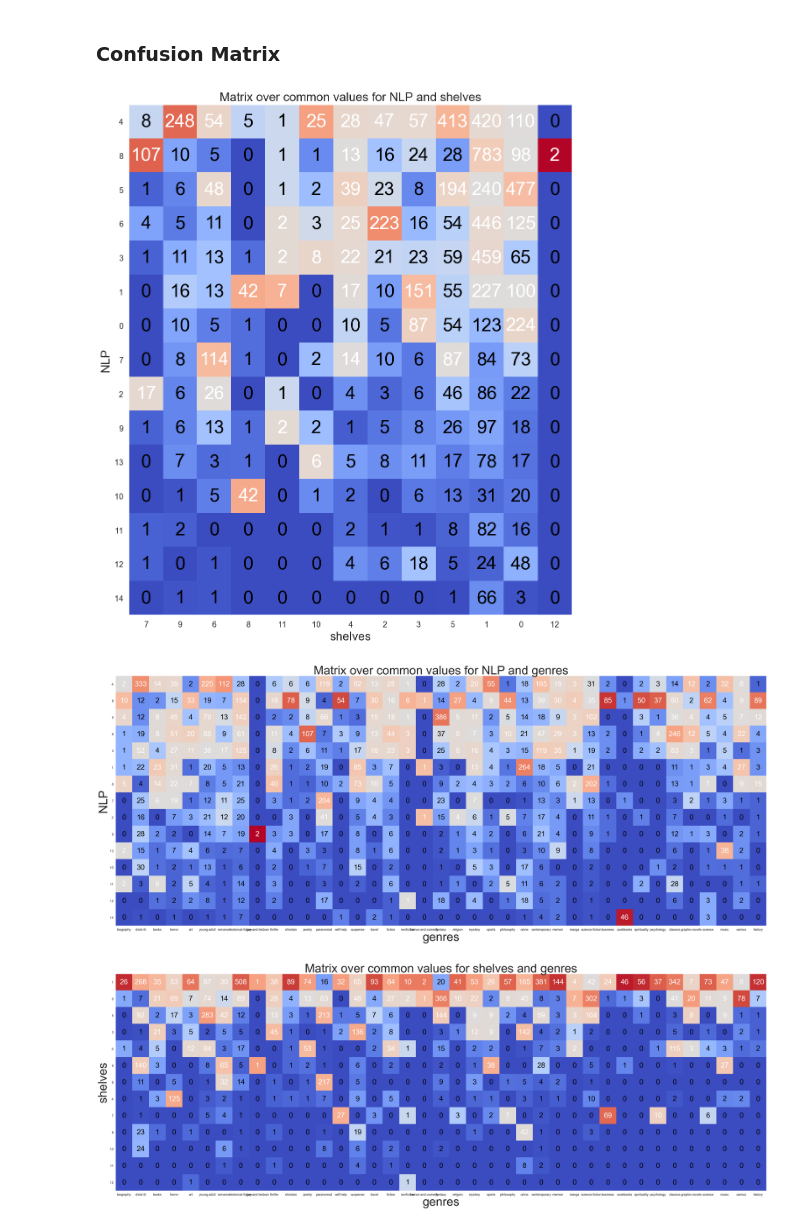
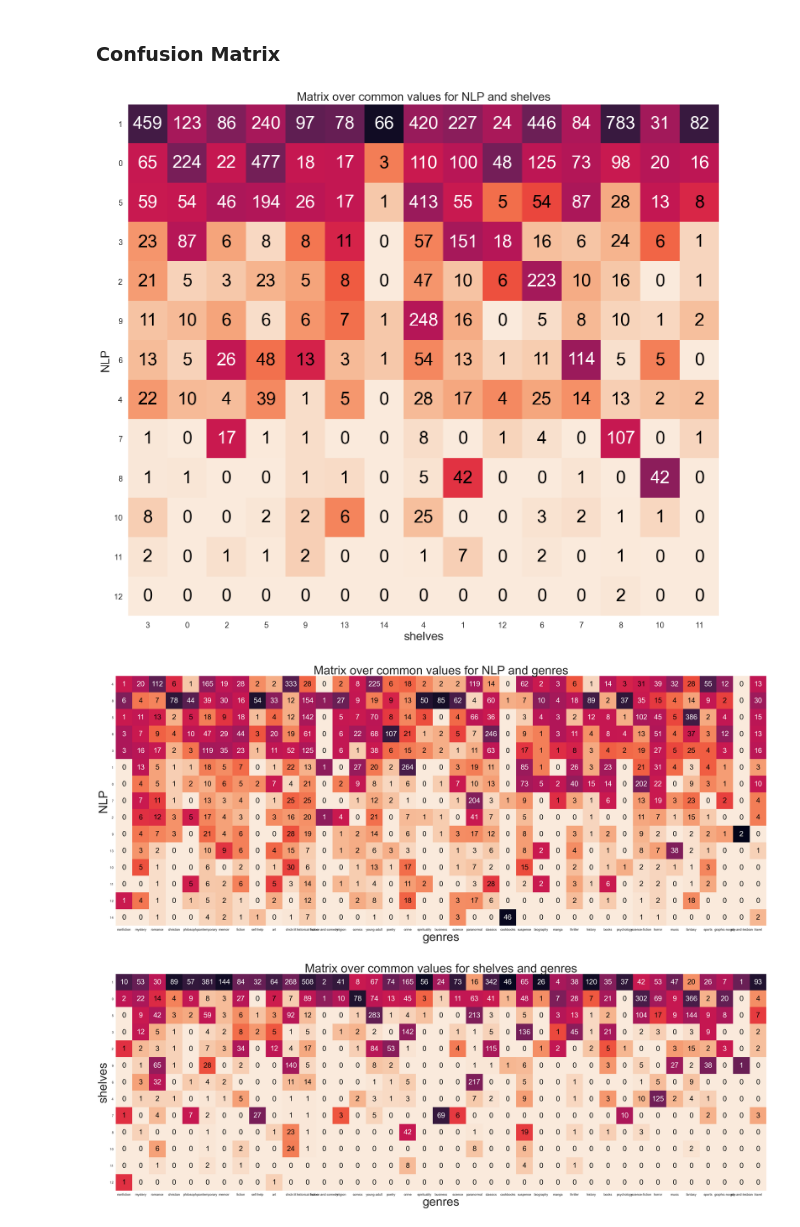
Before and after one commit to davidAlvaBro/comsocsci_final_proj, a Jupyter notebook: main.ipynb, the cells around one changed output. Drawn from its saved outputs; the diff is of its cells as text; code cells hidden in the pictures.

Commit message:
color map changed for confusion matrix

```diff
--- a/main.ipynb
+++ b/main.ipynb
@@ -297,7 +297,7 @@ def plot_matching_matrix(matching_matrix, title='Matching Matrix', xlabel=None,
 
     sns.set(font_scale=1.2, rc={"axes.grid": False})
 
-    cmap = sns.color_palette('coolwarm', as_cmap=True)
+    cmap = sns.color_palette("rocket_r", as_cmap=True)
 
     image_data = np.zeros((len(matching_matrix), n_columns, 4))
 
@@ -345,14 +345,14 @@ for r_num,lizt in enumerate(graph_shelf):
     for book in lizt:
         graph_shelf_re[book] = str(r_num)
 # %%
-plot_matching_matrix(create_matching_matrix(graph_NLp_re,graph_shelf_re), title = "Matrix over common values for NLP and shelves", xlabel = "shelves", ylabel = "NLP",size_title = 20)
+plot_matching_matrix(create_matching_matrix(graph_shelf_re,graph_NLp_re), title = "Matrix over common values for NLP and shelves", xlabel = "shelves", ylabel = "NLP",size_title = 20)
 # %% [output]
-[figure, old version]
+[figure, new version]
 # %%
 plot_matching_matrix(create_matching_matrix(graph_NLp_re,book_genre_dict), title = "Matrix over common values for NLP and genres", xlabel = "genres", ylabel = "NLP",size_title = 50)
 # %% [output]
-[figure, old version]
+[figure, new version]
 # %%
 plot_matching_matrix(create_matching_matrix(graph_shelf_re,book_genre_dict), title = "Matrix over common values for shelves and genres", xlabel = "genres", ylabel = "shelves",size_title = 50)
 # %% [output]
-[figure, old version]
+[figure, new version]
```
